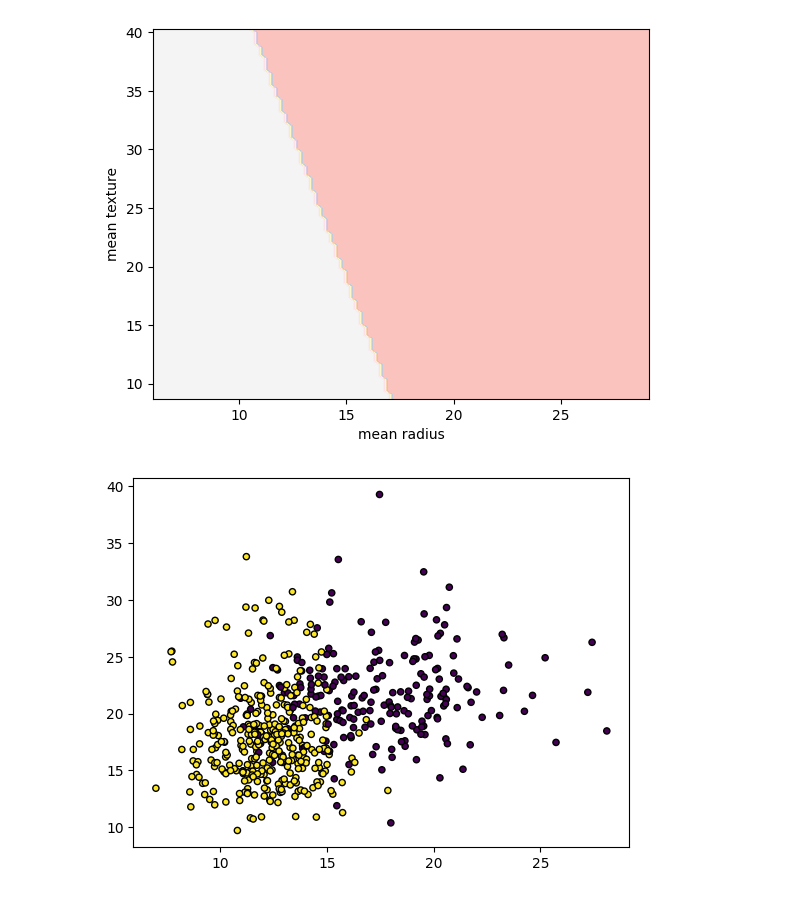
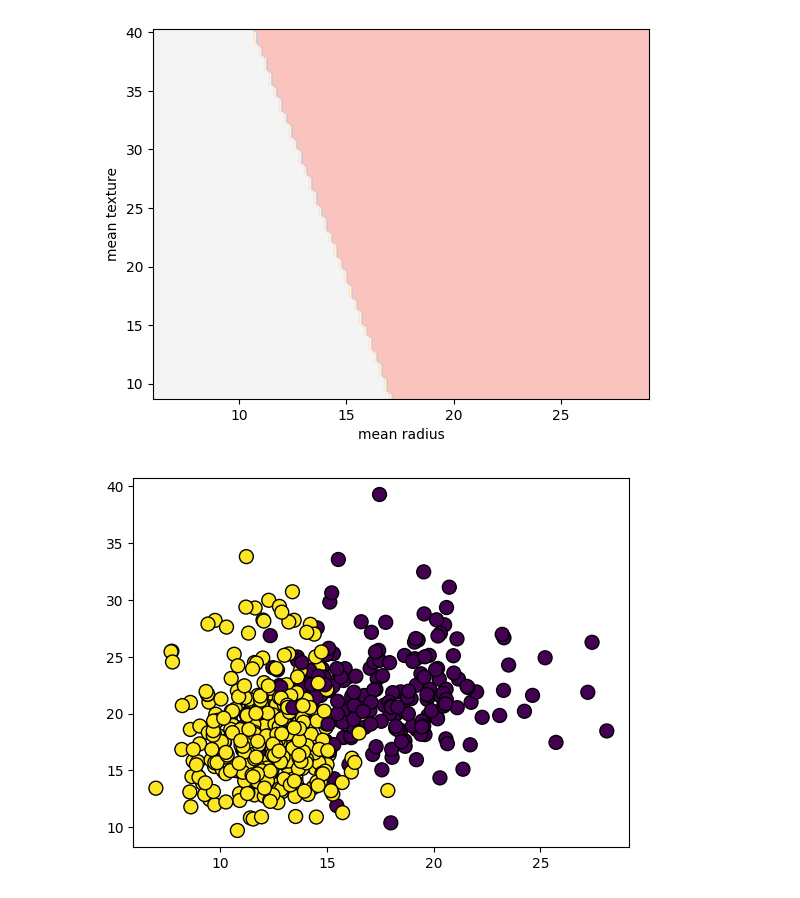
Before and after one commit to ShadowMonarchX/ai-ml-internship, a Jupyter notebook: Week - 2/Practical/SVM_practical.ipynb, the cells around one changed output. Drawn from its saved outputs; the diff is of its cells as text; code cells hidden in the pictures.

```diff
--- a/Week - 2/Practical/SVM_practical.ipynb
+++ b/Week - 2/Practical/SVM_practical.ipynb
@@ -28,7 +28,7 @@ DecisionBoundaryDisplay.from_estimator(
 # %%
 plt.scatter(X[:, 0], X[:, 1],
             c=y,
-            s=20, edgecolors="k")
+            s=100, edgecolors="k")
 plt.show()
 # %% [output]
-[figure, old version]
+[figure, new version]
```
Also changed, not shown: 1 other file.
